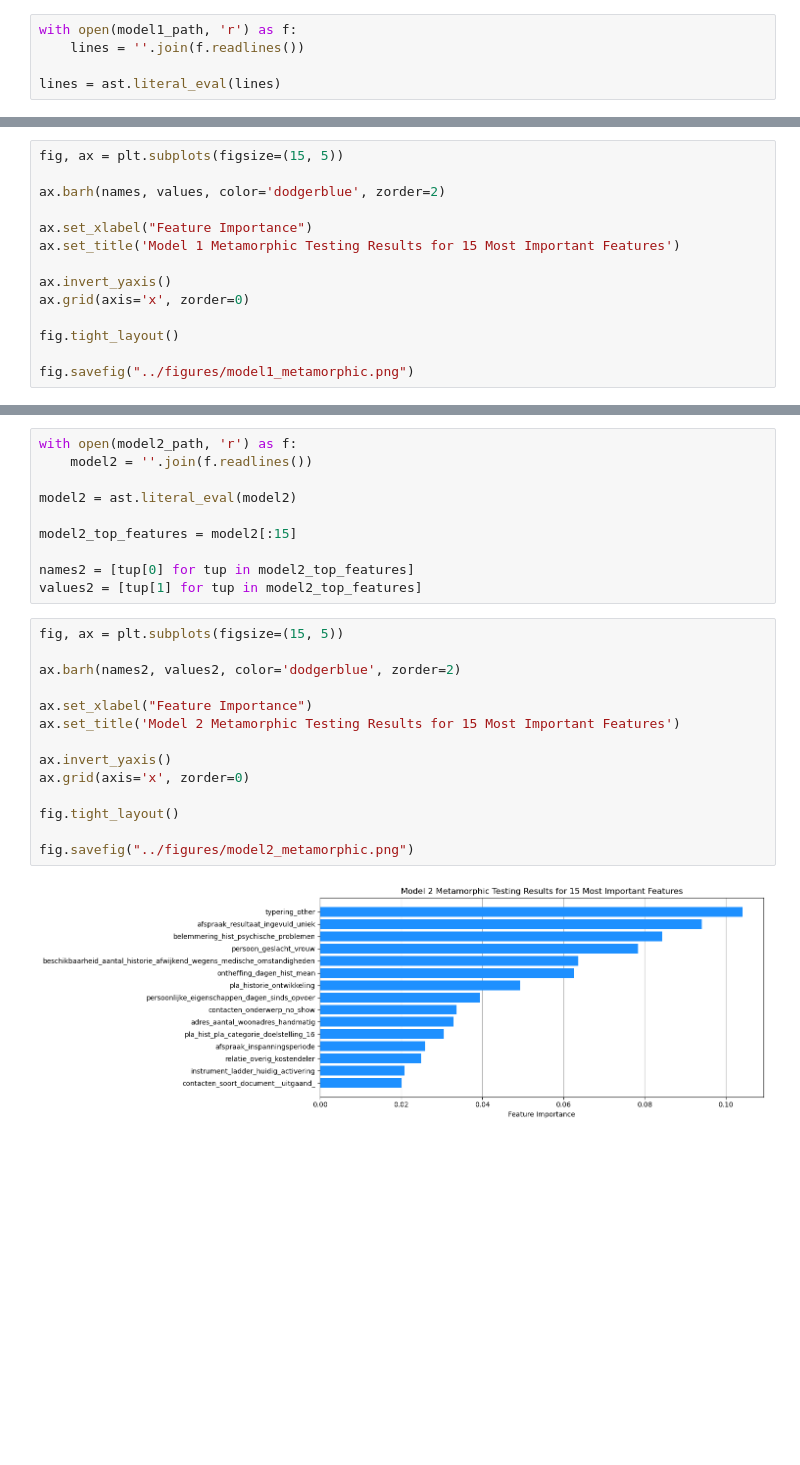
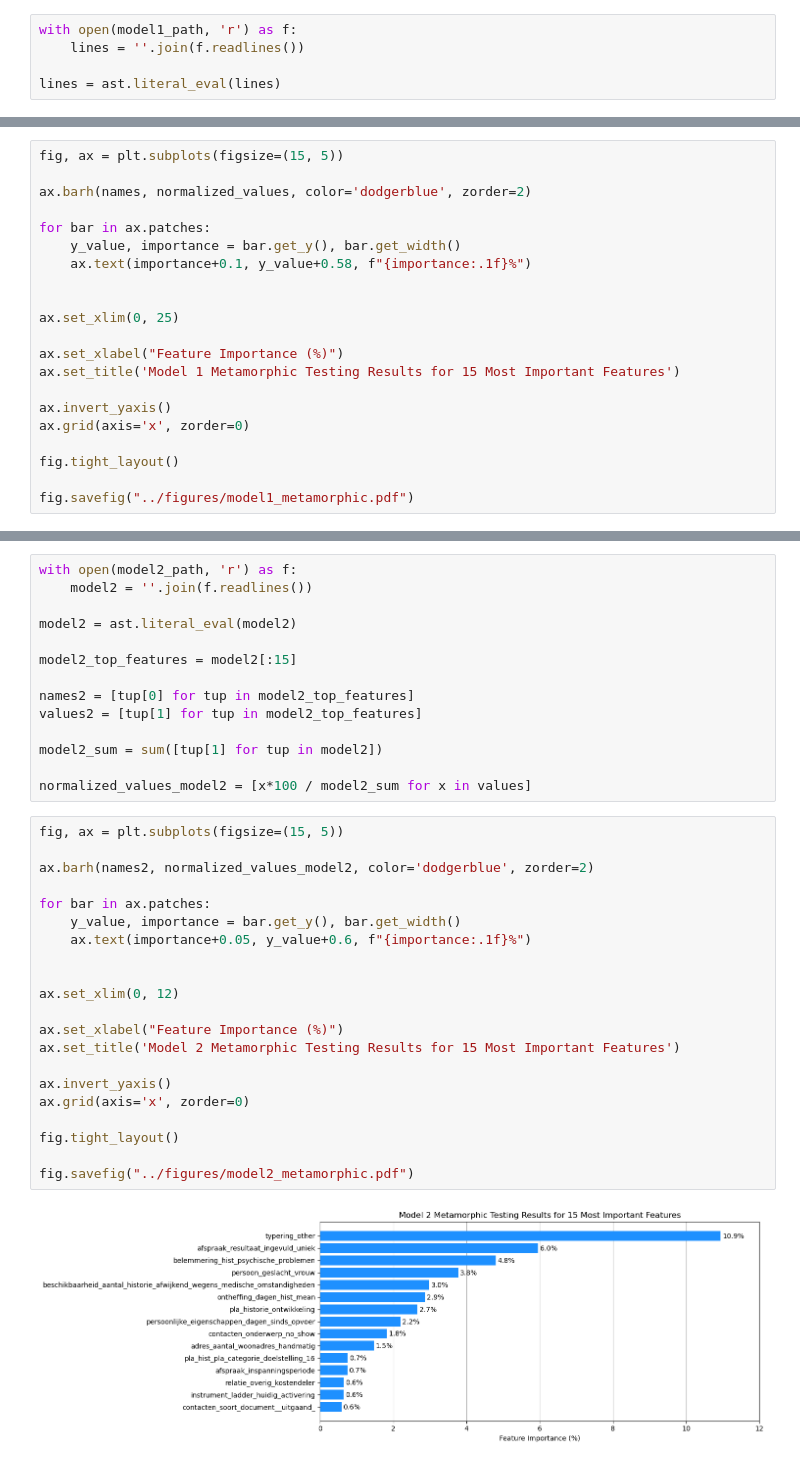
Before and after one commit to Roodster/test-val-for-ai-project, a Jupyter notebook: notebooks/results_vis.ipynb, the cells around one changed output, grey strips where cells are left out. Saved outputs shown, nothing was run; the diff lists cells and outputs as text; blank space fills up the shorter version.

Commit message:
Added annotations and normalized feature importances

```diff
--- a/notebooks/results_vis.ipynb
+++ b/notebooks/results_vis.ipynb
@@ -22,9 +22,16 @@ sum([tup[1] for tup in lines])
 # %%
 fig, ax = plt.subplots(figsize=(15, 5))
 
-ax.barh(names, values, color='dodgerblue', zorder=2)
+ax.barh(names, normalized_values, color='dodgerblue', zorder=2)
 
-ax.set_xlabel("Feature Importance")
+for bar in ax.patches:
+    y_value, importance = bar.get_y(), bar.get_width()
+    ax.text(importance+0.1, y_value+0.58, f"{importance:.1f}%")
+
+
+ax.set_xlim(0, 25)
+
+ax.set_xlabel("Feature Importance (%)")
 ax.set_title('Model 1 Metamorphic Testing Results for 15 Most Important Features')
 
 ax.invert_yaxis()
@@ -32,5 +39,5 @@ ax.grid(axis='x', zorder=0)
 
 fig.tight_layout()
 
-fig.savefig("../figures/model1_metamorphic.png")
+fig.savefig("../figures/model1_metamorphic.pdf")
 # %% [output]
@@ -45,19 +52,30 @@ model2_top_features = model2[:15]
 
 names2 = [tup[0] for tup in model2_top_features]
 values2 = [tup[1] for tup in model2_top_features]
+
+model2_sum = sum([tup[1] for tup in model2])
+
+normalized_values_model2 = [x*100 / model2_sum for x in values]
 # %%
 fig, ax = plt.subplots(figsize=(15, 5))
 
-ax.barh(names2, values2, color='dodgerblue', zorder=2)
+ax.barh(names2, normalized_values_model2, color='dodgerblue', zorder=2)
 
-ax.set_xlabel("Feature Importance")
+for bar in ax.patches:
+    y_value, importance = bar.get_y(), bar.get_width()
+    ax.text(importance+0.05, y_value+0.6, f"{importance:.1f}%")
+
+
+ax.set_xlim(0, 12)
+
+ax.set_xlabel("Feature Importance (%)")
 ax.set_title('Model 2 Metamorphic Testing Results for 15 Most Important Features')
 
 ax.invert_yaxis()
 ax.grid(axis='x', zorder=0)
 
 fig.tight_layout()
 
-fig.savefig("../figures/model2_metamorphic.png")
+fig.savefig("../figures/model2_metamorphic.pdf")
 # %% [output]
-[figure, old version]
+[figure, new version]
```
Also changed, not shown: parts of 3 cells of this notebook, 4 other files.
